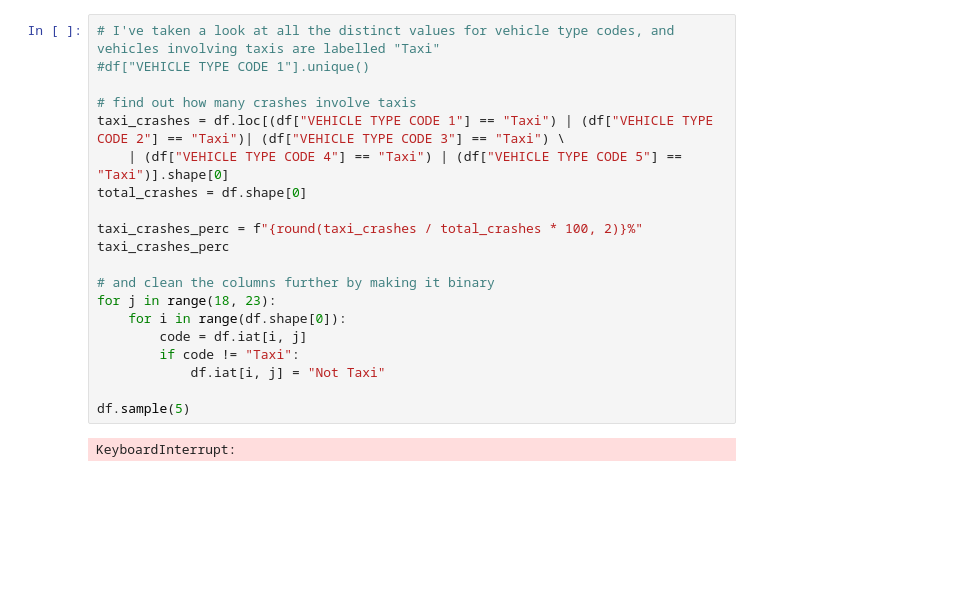
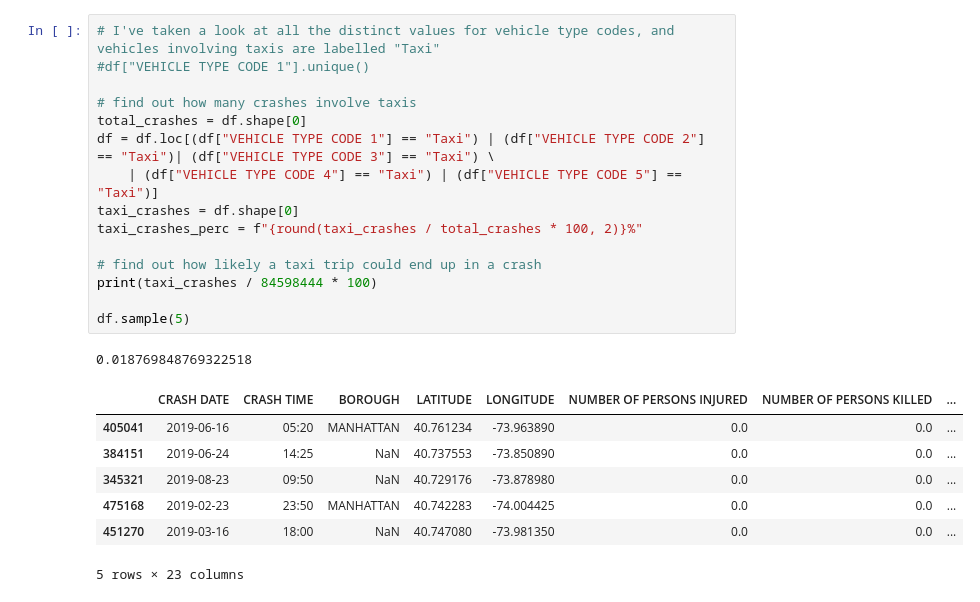
Before and after one commit to MAST30034-Applied-Data-Science/mast30034-project-1-aeross, a Jupyter notebook: notebooks/preprocess2.ipynb, the cells around one changed output. Drawn from its saved outputs; the diff is of its cells as text; blank space fills up the shorter version.

```diff
--- a/notebooks/preprocess2.ipynb
+++ b/notebooks/preprocess2.ipynb
@@ -55,22 +55,24 @@ memory usage: 38.7+ MB
 # %%
 # I've taken a look at all the distinct values for vehicle type codes, and vehicles involving taxis are labelled "Taxi"
 #df["VEHICLE TYPE CODE 1"].unique()
 
 # find out how many crashes involve taxis
-taxi_crashes = df.loc[(df["VEHICLE TYPE CODE 1"] == "Taxi") | (df["VEHICLE TYPE CODE 2"] == "Taxi")| (df["VEHICLE TYPE CODE 3"] == "Taxi") \
-    | (df["VEHICLE TYPE CODE 4"] == "Taxi") | (df["VEHICLE TYPE CODE 5"] == "Taxi")].shape[0]
 total_crashes = df.shape[0]
+df = df.loc[(df["VEHICLE TYPE CODE 1"] == "Taxi") | (df["VEHICLE TYPE CODE 2"] == "Taxi")| (df["VEHICLE TYPE CODE 3"] == "Taxi") \
+    | (df["VEHICLE TYPE CODE 4"] == "Taxi") | (df["VEHICLE TYPE CODE 5"] == "Taxi")]
+taxi_crashes = df.shape[0]
+taxi_crashes_perc = f"{round(taxi_crashes / total_crashes * 100, 2)}%"
 
-taxi_crashes_perc = f"{round(taxi_crashes / total_crashes * 100, 2)}%"
-taxi_crashes_perc
-
-# and clean the columns further by making it binary
-for j in range(18, 23):
-    for i in range(df.shape[0]):
-        code = df.iat[i, j]
-        if code != "Taxi":
-            df.iat[i, j] = "Not Taxi"
+# find out how likely a taxi trip could end up in a crash
+print(taxi_crashes / 84598444 * 100)
 
 df.sample(5)
 # %% [output]
-KeyboardInterrupt:
+0.018769848769322518
+|  | CRASH DATE | CRASH TIME | BOROUGH | LATITUDE | LONGITUDE | NUMBER OF PERSONS INJURED | NUMBER OF PERSONS KILLED | ... |
+| 405041 | 2019-06-16 | 05:20 | MANHATTAN | 40.761234 | -73.963890 | 0.0 | 0.0 | ... |
+| 384151 | 2019-06-24 | 14:25 | NaN | 40.737553 | -73.850890 | 0.0 | 0.0 | ... |
+| 345321 | 2019-08-23 | 09:50 | NaN | 40.729176 | -73.878980 | 0.0 | 0.0 | ... |
+| 475168 | 2019-02-23 | 23:50 | MANHATTAN | 40.742283 | -74.004425 | 0.0 | 0.0 | ... |
+| 451270 | 2019-03-16 | 18:00 | NaN | 40.747080 | -73.981350 | 0.0 | 0.0 | ... |
+5 rows × 23 columns
```
Also changed, not shown: parts of 26 cells of this notebook.
